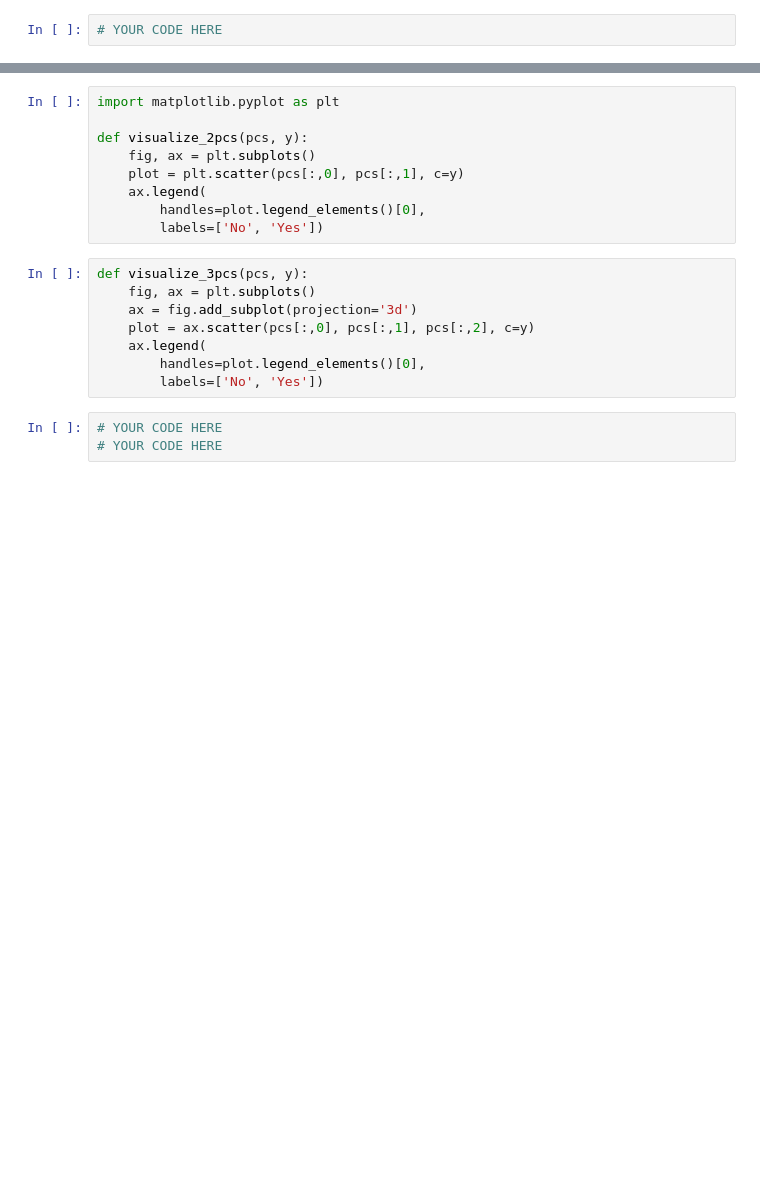
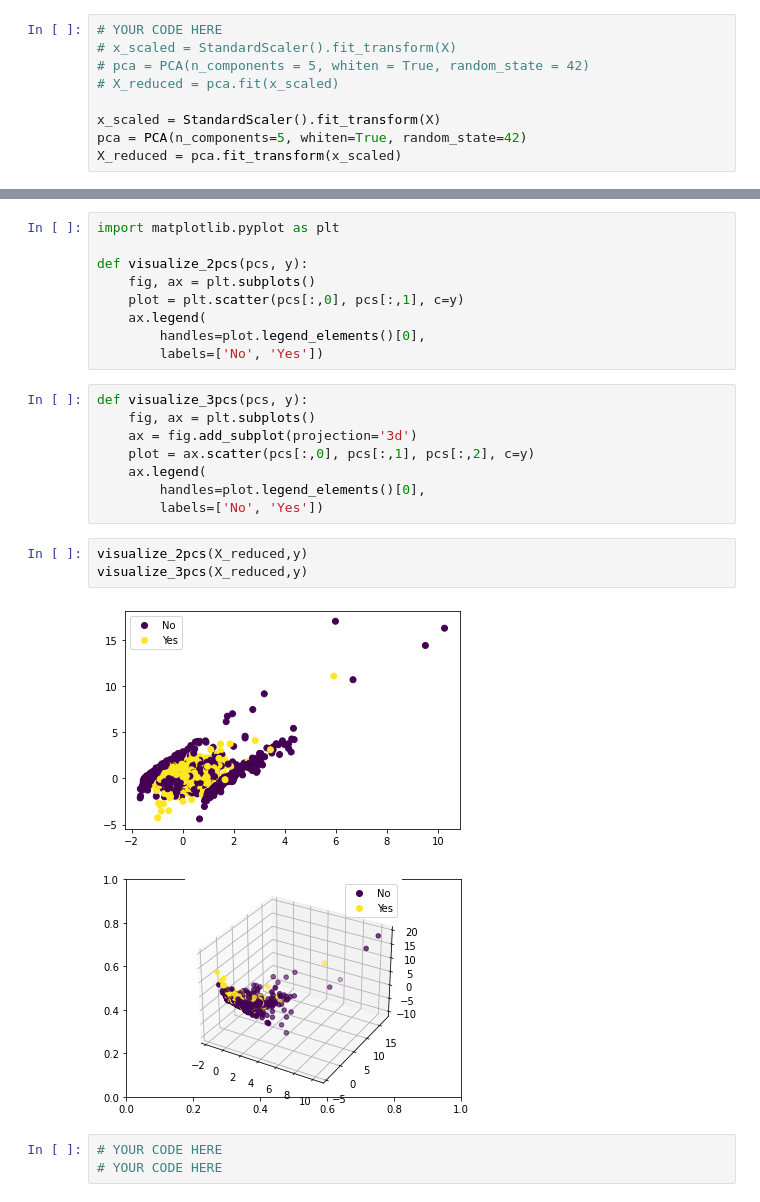
Before and after one commit to cimoody/MLE-7, a Jupyter notebook: assignments/week-7-unsuper-lrn/nb/new-product-launch.ipynb, the cells around one changed output, grey strips where cells are left out. Cells and saved outputs as stored; diff of their text form; blank space fills up the shorter version.

```diff
--- a/assignments/week-7-unsuper-lrn/nb/new-product-launch.ipynb
+++ b/assignments/week-7-unsuper-lrn/nb/new-product-launch.ipynb
@@ -209,2 +208,9 @@ SyntaxError: invalid syntax (1679348714.py, line 3)
 # %%
 # YOUR CODE HERE
+# x_scaled = StandardScaler().fit_transform(X)
+# pca = PCA(n_components = 5, whiten = True, random_state = 42)
+# X_reduced = pca.fit(x_scaled)
+
+x_scaled = StandardScaler().fit_transform(X)
+pca = PCA(n_components=5, whiten=True, random_state=42)
+X_reduced = pca.fit_transform(x_scaled)
@@ -235,6 +257,12 @@ def visualize_3pcs(pcs, y):
     ax.legend(
         handles=plot.legend_elements()[0],
         labels=['No', 'Yes'])
+# %%
+visualize_2pcs(X_reduced,y)
+visualize_3pcs(X_reduced,y)
+# %% [output]
+[figure, added]
+[figure, added]
 # %%
 # YOUR CODE HERE
 # YOUR CODE HERE
```
Also changed, not shown: parts of 8 cells of this notebook.
